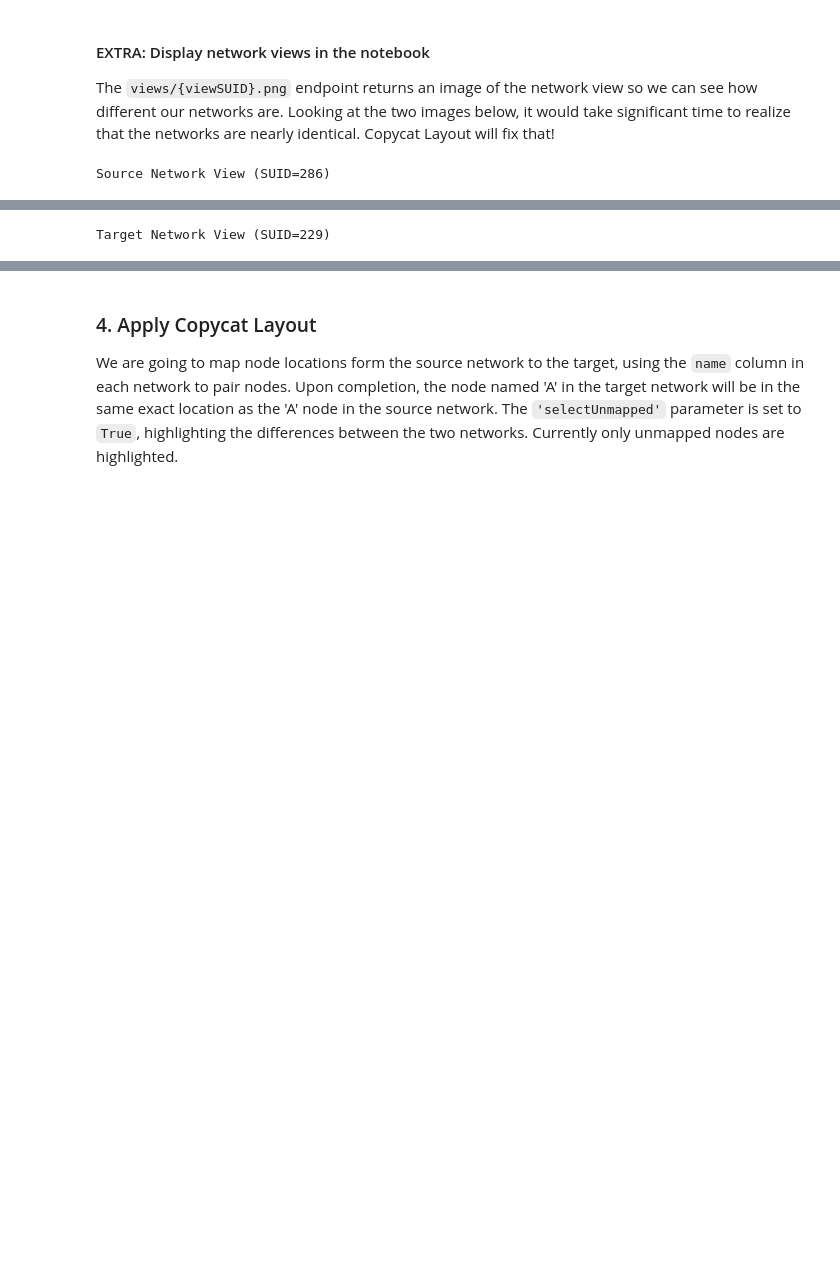
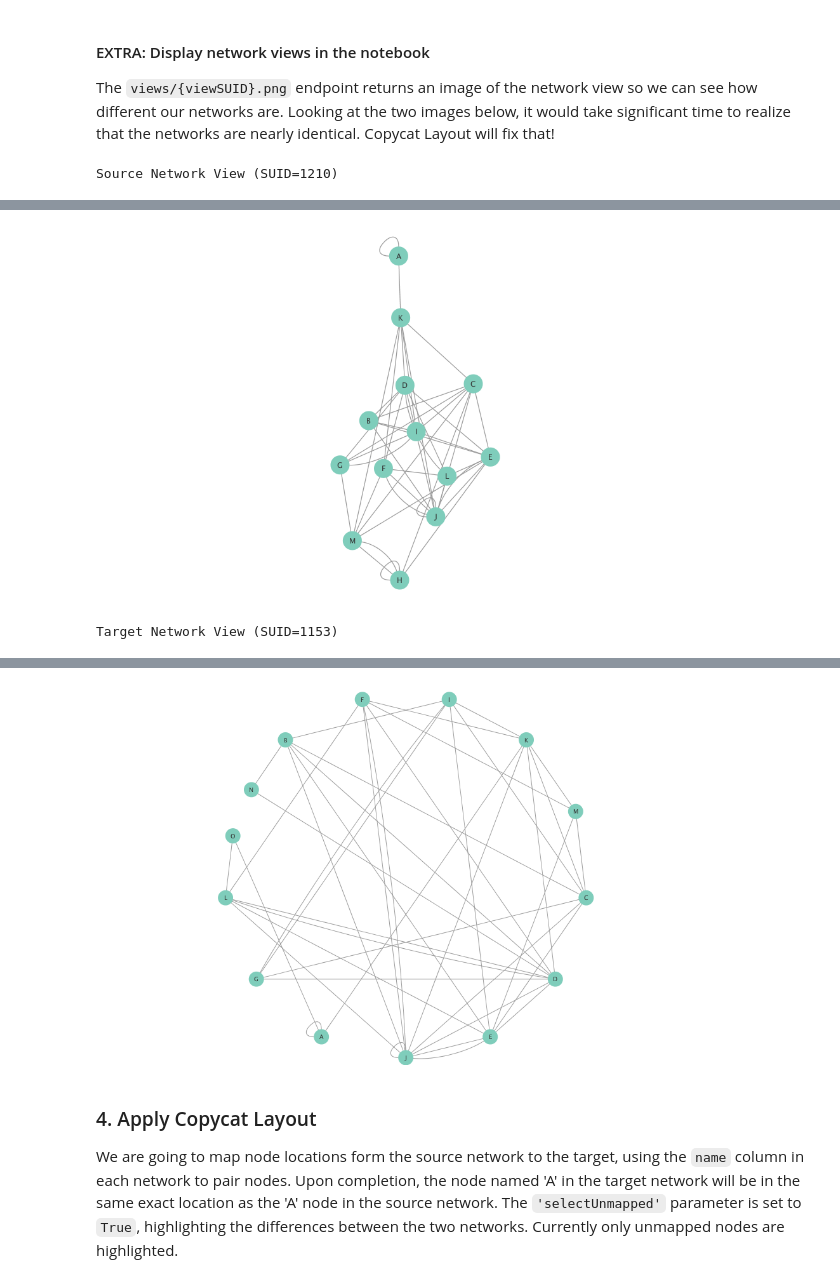
Before and after one commit to cytoscape/copycat-layout, a Jupyter notebook: notebooks/Copycat Automation Example.ipynb, the cells around one changed output, grey strips where cells are left out. Cells and saved outputs as stored; diff of their text form; code cells hidden in the pictures; blank space fills up the shorter version.

Commit message:
added images

```diff
--- a/notebooks/Copycat Automation Example.ipynb
+++ b/notebooks/Copycat Automation Example.ipynb
@@ -73,7 +74,7 @@ The `views/{viewSUID}.png` endpoint returns an image of the network view so we c
 Copycat Layout will fix that!
 # %%
 VIEWS = 0 # handles cached images
-def show_networks():
+def show_networks(prefix):
     global VIEWS
     sourceSUID = suid_map['source']['suid']
     sourceViewSUID = suid_map['source']['view_suid']
@@ -82,16 +83,17 @@ def show_networks():
 
     print("Source Network View (SUID={})".format(sourceViewSUID))
     url1 = "{}/networks/{}/views/{}.png?view={}".format(REST_ENDPOINT, sourceSUID, sourceViewSUID, VIEWS)
-    im1 = Image(url=url1)
-    im_data = requests.get(url1)
+    urlretrieve(url1, prefix + "-imA.jpg")
+    im1 = Image(filename=prefix + "-imA.jpg")
     display(im1)
     print("Target Network View (SUID={})".format(targetViewSUID))
     url2 = "{}/networks/{}/views/{}.png?view={}".format(REST_ENDPOINT, targetSUID, targetViewSUID, VIEWS)
-    im2 = Image(url=url2)
+    urlretrieve(url2, prefix + "-imB.jpg")
+    im2 = Image(filename=prefix + "-imB.jpg")
     display(im2)
 
     VIEWS += 1
 
-show_networks()
+show_networks("pre")
 # %% [output]
-Source Network View (SUID=286)
+Source Network View (SUID=1210)
@@ -99 +100,2 @@ Source Network View (SUID=286)
+[figure, added]
-Target Network View (SUID=229)
+Target Network View (SUID=1153)
@@ -101,3 +102,4 @@ Target Network View (SUID=229)
+[figure, added]
 # %% [markdown]
 ### 4. Apply Copycat Layout
 We are going to map node locations form the source network to the target, using the `name` column in each network to pair nodes.  Upon completion, the node named 'A' in the target network will be in the same exact location as the 'A' node in the source network.  The `'selectUnmapped'` parameter is set to `True`, highlighting the differences between the two networks. Currently only unmapped nodes are highlighted.
```
Also changed, not shown: parts of 9 cells of this notebook, 4 other files.
